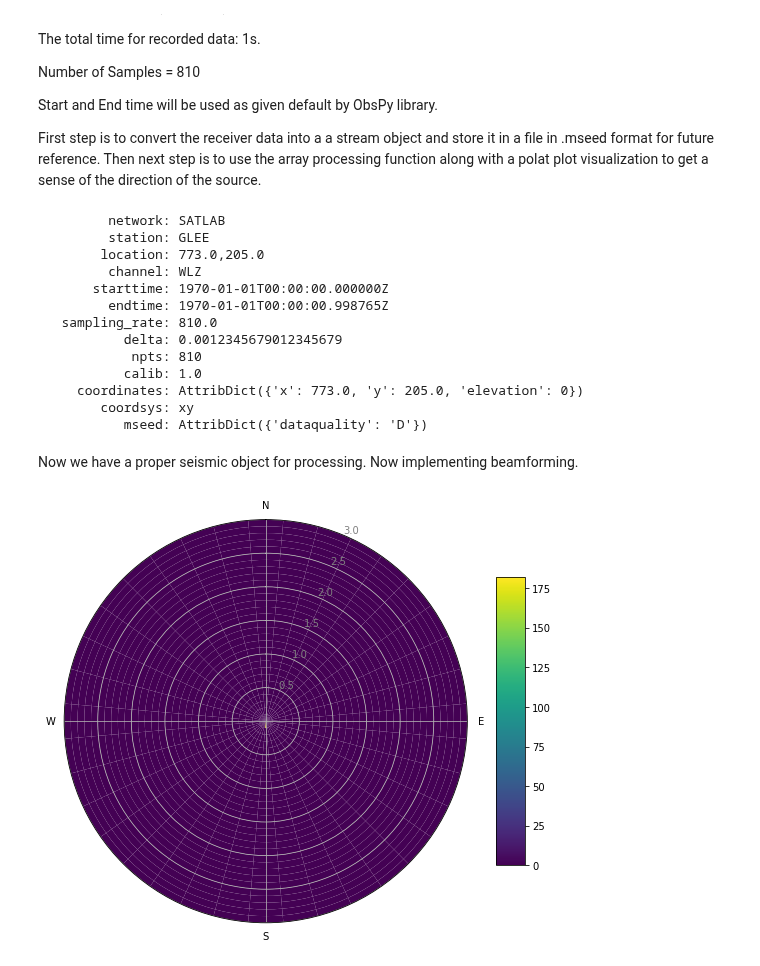
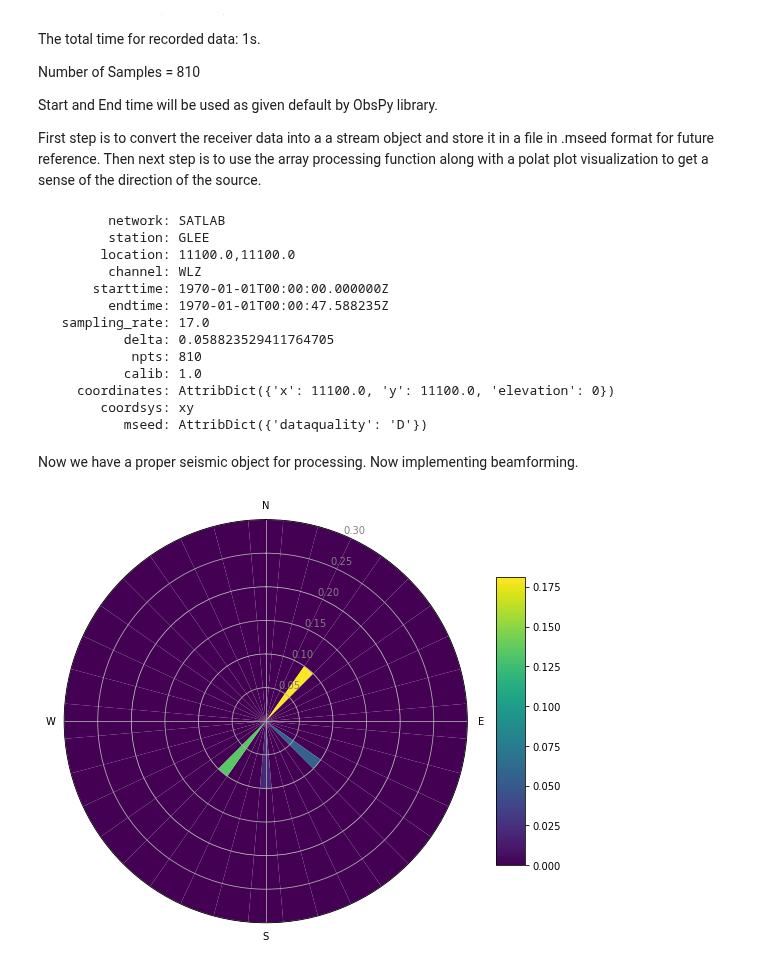
Before and after one commit to Student-Satellite-IITB/GLEE, a Jupyter notebook: Beamforming/Beamforming_polar_plot_exact_location.ipynb, the cells around one changed output. Cells and saved outputs as stored; diff of their text form; code cells hidden in the pictures.

Commit message:
Beamforming for exact receiver positions

```diff
--- a/Beamforming/Beamforming_polar_plot_exact_location.ipynb
+++ b/Beamforming/Beamforming_polar_plot_exact_location.ipynb
@@ -40,21 +41,23 @@ from obspy.core.stream import Stream
 # %%
 ## Loading the data from data files
 z_data = np.genfromtxt('recz_data.csv',delimiter=',')   # data recorded in z direction
-z_data[0] = 10000*z_data[0]
 rec_x_pos = np.genfromtxt('recx_pos.csv',delimiter=',') # x coordinate of receiver position
 rec_y_pos = np.genfromtxt('recy_pos.csv',delimiter=',') # y coordinate of receiver position
+# Randomizing the receiver positions
+#rec_x_pos = rec_x_pos + np.random.randint(0,100,101)
+#rec_y_pos = rec_y_pos + np.random.randint(0,100,101)
 # %%
 # Now storing this data with proper format in a .mseed file
 st =Stream()
 for i in range(101):
     stats = {'network': 'SATLAB', 'station': 'GLEE', 'location':str(rec_x_pos[i])+','+str(rec_y_pos[i]) ,
              'coordsys': 'xy','coordinates':AttribDict({'x': rec_x_pos[i],'y': rec_y_pos[i],'elevation': 0}),
-         'channel': 'WLZ', 'npts': len(z_data[0]), 'sampling_rate': 810,
+         'channel': 'WLZ', 'npts': len(z_data[0]), 'sampling_rate': 17,
          'mseed': {'dataquality': 'D'}} # stats for receivers
-    tr =Trace(data=z_data[0], header=stats)   # creating a trace for 1 receiver
+    tr =Trace(data=z_data[i,:]*(-1)**np.random.randint(low=0,high=2), header=stats)   # creating a trace for 1 receiver
     st.append(tr)
 
-st.write('Exp_1.mseed') # storing data in .mseed file for later purposes
+#st.write('Exp_5.mseed') # storing data in .mseed file for later purposes
 # %%
 # Now checking the stats of one of the traces
 
@@ -62,15 +65,15 @@ st[0].stats
 # %% [output]
          network: SATLAB
          station: GLEE
-        location: 773.0,205.0
+        location: 11100.0,11100.0
          channel: WLZ
        starttime: 1970-01-01T00:00:00.000000Z
-         endtime: 1970-01-01T00:00:00.998765Z
-   sampling_rate: 810.0
-           delta: 0.0012345679012345679
+         endtime: 1970-01-01T00:00:47.588235Z
+   sampling_rate: 17.0
+           delta: 0.058823529411764705
             npts: 810
            calib: 1.0
-     coordinates: AttribDict({'x': 773.0, 'y': 205.0, 'elevation': 0})
+     coordinates: AttribDict({'x': 11100.0, 'y': 11100.0, 'elevation': 0})
         coordsys: xy
            mseed: AttribDict({'dataquality': 'D'})
 # %% [markdown]
@@ -78,15 +81,15 @@ Now we have a proper seismic object for processing. Now  implementing beamformin
 # %%
 kwargs = dict(
     # slowness grid: X min, X max, Y min, Y max, Slow Step
-    sll_x=-0.5, slm_x=0.5, sll_y=-0.5, slm_y=0.5, sl_s=0.5,coordsys='xy',
+    sll_x=-0.0005, slm_x=0.0005, sll_y=-0.0005, slm_y=0.0005, sl_s=0.0005,coordsys='xy',
     # sliding window properties
-    win_len=0.10, win_frac=0.05,
+    win_len=1.0, win_frac=0.5,
     # frequency properties
     frqlow=1.0, frqhigh=20.0, prewhiten=0,
     # restrict output
     semb_thres=-1e9, vel_thres=-1e9,
     stime=obspy.UTCDateTime("19700101000000"),
-    etime=obspy.UTCDateTime("19700101000000.99876")
+    etime=obspy.UTCDateTime("19700101000019.95720")
 )   # arguments for array processing
 out = array_processing(st, **kwargs)
 # %%
@@ -106,32 +109,32 @@ cmap = obspy_sequential
 hist, baz_edges, sl_edges = \
     np.histogram2d(baz, slow, bins=[abins, sbins], weights=rel_power)
 
 # transform to radian
 baz_edges = np.radians(baz_edges)
 
 # add polar and colorbar axes
 fig = plt.figure(figsize=(8, 8))
 cax = fig.add_axes([0.85, 0.2, 0.05, 0.5])
 ax = fig.add_axes([0.10, 0.1, 0.70, 0.7], polar=True)
 ax.set_theta_direction(-1)
 ax.set_theta_zero_location("N")
 
 dh = abs(sl_edges[1] - sl_edges[0])
 dw = abs(baz_edges[1] - baz_edges[0])
 
 # circle through backazimuth
 for i, row in enumerate(hist):
     bars = ax.bar((i * dw) * np.ones(N2),height=dh * np.ones(N2),width=dw, bottom=dh * np.arange(N2),color=cmap(row / hist.max()))
 
 ax.set_xticks(np.linspace(0, 2 * np.pi, 4, endpoint=False))
 ax.set_xticklabels(['N', 'E', 'S', 'W'])
 
 # set slowness limits
-ax.set_ylim(0, 3)
+ax.set_ylim(0, 0.3)
 [i.set_color('grey') for i in ax.get_yticklabels()]
 ColorbarBase(cax, cmap=cmap,
              norm=Normalize(vmin=hist.min(), vmax=hist.max()))
 
 plt.show()
 # %% [output]
-[figure, old version]
+[figure, new version]
```
Also changed, not shown: parts of 3 cells of this notebook.
